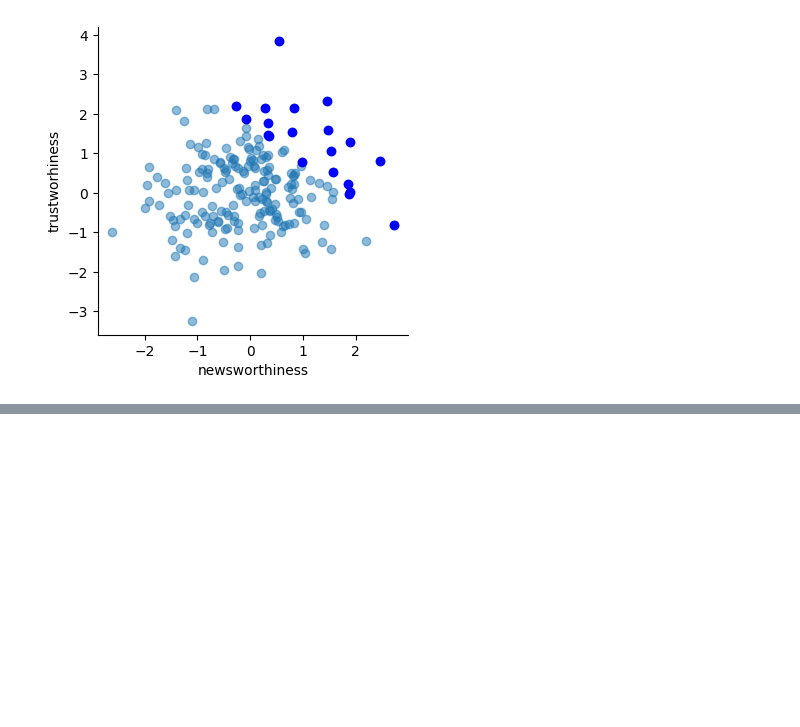
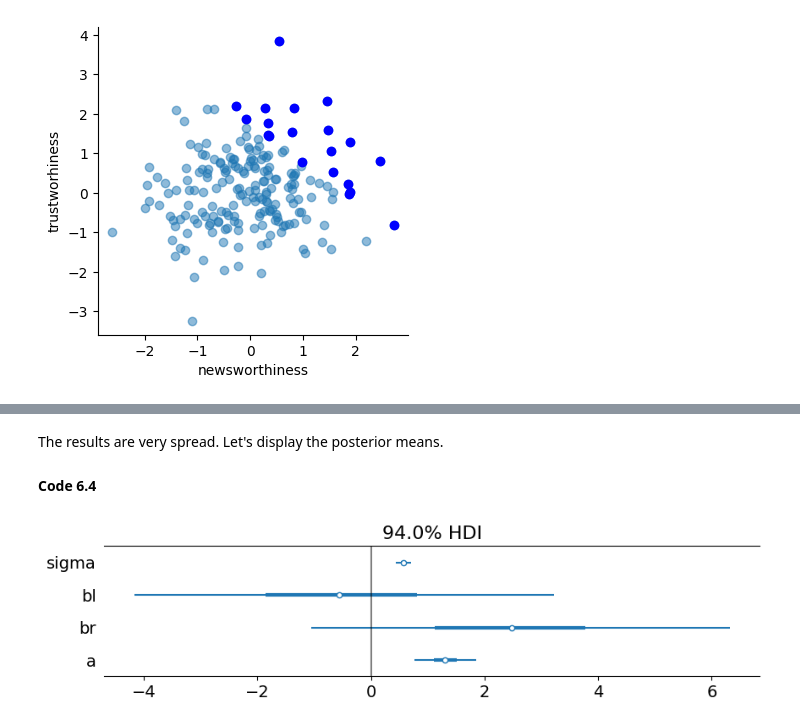
Before and after one commit to Gustavo-SF/Statistical-Rethinking-2Ed, a Jupyter notebook: chapters/6/samples.ipynb, the cells around one changed output, grey strips where cells are left out. Drawn from its saved outputs; the diff is of its cells as text; code cells hidden in the pictures; blank space fills up the shorter version.

```diff
--- a/chapters/6/samples.ipynb
+++ b/chapters/6/samples.ipynb
@@ -48,0 +94,29 @@ Regression will not help finding these scenarios because the act of adding a pre
+# %%
+def quap(model):
+    vars_ = [
+        var
+        for val in model.value_vars
+        for var, values in model.rvs_to_values.items()
+        if val == values
+    ]
+    var_names = [v.name for v in vars_]
+    mean_q = pm.find_MAP()
+    H = pm.find_hessian(mean_q, vars_)
+    cov = np.linalg.inv(H)
+    mean = np.concatenate([np.atleast_1d(mean_q[var_]) for var_ in var_names])
+    posterior = stats.multivariate_normal(mean=mean, cov=cov)
+    return posterior, vars_
+
+with pm.Model() as model:
+    sigma = pm.Exponential('sigma', 1)
+    bl = pm.Normal('bl', 2, 10)
+    br = pm.Normal('br', 2, 10)
+    a = pm.Normal('a', 10, 100)
+    mu = pm.Deterministic('mu', a + bl * leg_left + br * leg_right)
+    h = pm.Normal('h', mu, sigma, observed=height)
+
+    post, vars_ = quap(model)
+
+var_names = [v.name for v in vars_]
+post_data = pd.DataFrame(post.rvs(10_000), columns=var_names)
+precis(post, var_names)
@@ -48,0 +130,11 @@ Regression will not help finding these scenarios because the act of adding a pre
+# %% [markdown]
+The results are very spread. Let's display the posterior means.
+
+#### Code 6.4
+# %%
+import arviz as az
+
+az.plot_forest(post_data.to_dict('list'), figsize=(10, 2));
+plt.axvline(0, color='black', alpha=0.5);
+# %% [output]
+[figure, added]
```
Also changed, not shown: parts of 29 cells of this notebook.
